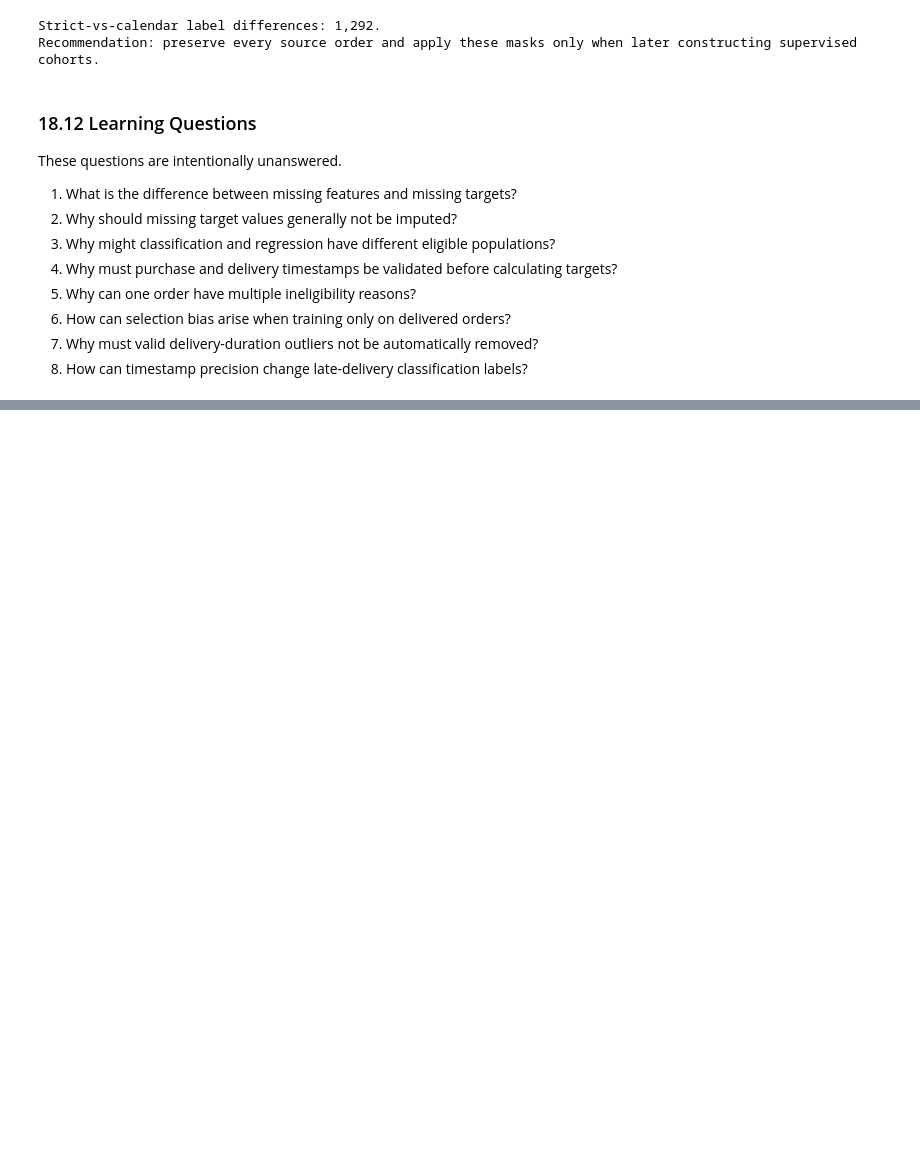
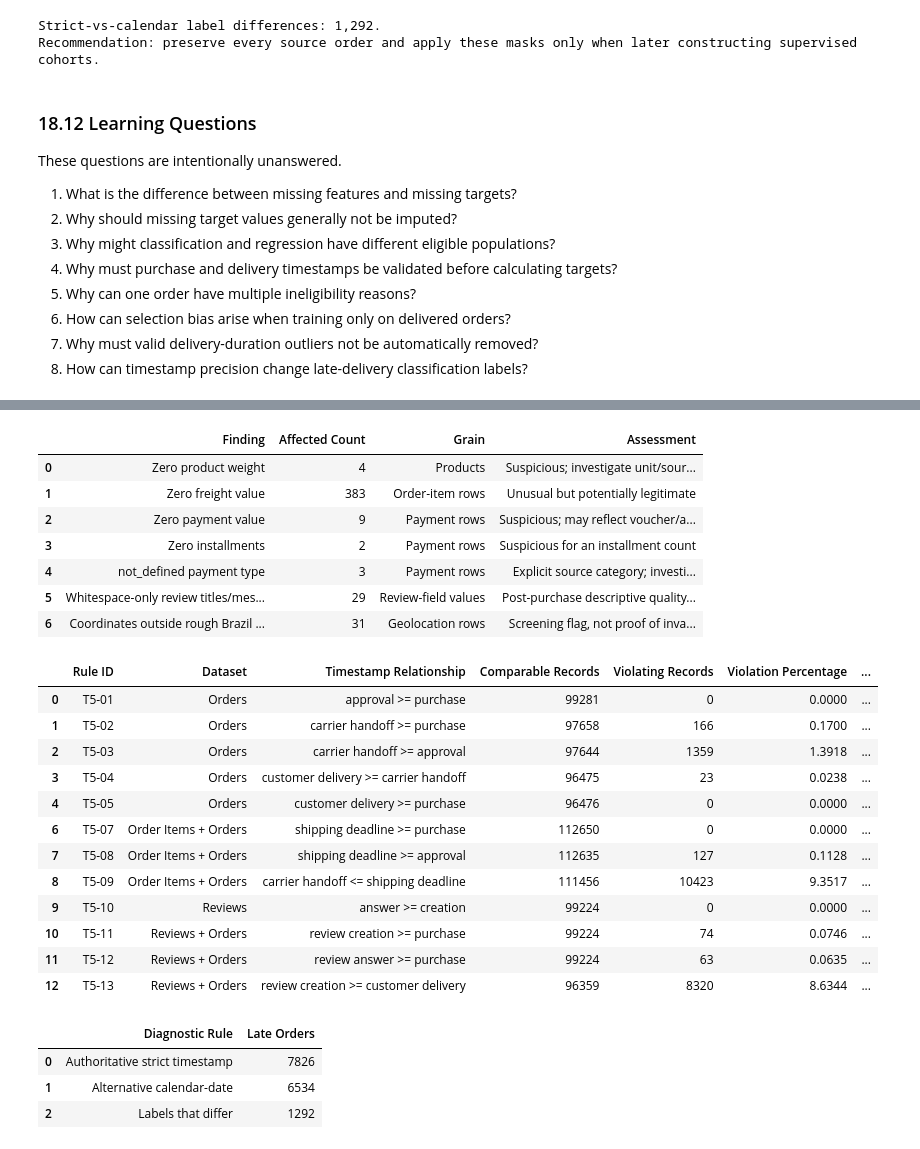
Before and after one commit to mmubashir95/ecommerce-delivery-intelligence, a Jupyter notebook: notebooks/02_data_quality.ipynb, the cells around one changed output, grey strips where cells are left out. Cells and saved outputs as stored; diff of their text form; code cells hidden in the pictures; blank space fills up the shorter version.

```diff
--- a/notebooks/02_data_quality.ipynb
+++ b/notebooks/02_data_quality.ipynb
@@ -5465,0 +5583,45 @@ These questions are intentionally unanswered.
+# %%
+date_rules_for_summary = ["T5-01", "T5-02", "T5-03", "T5-04", "T5-05", "T5-07", "T5-08", "T5-09", "T5-10", "T5-11", "T5-12", "T5-13"]
+date_consistency_summary = temporal_findings.loc[
+    temporal_findings["Rule ID"].isin(date_rules_for_summary),
+    ["Rule ID", "Dataset", "Timestamp Relationship", "Comparable Records", "Violating Records", "Violation Percentage", "Classification"],
+]
+
+invalid_value_summary = pd.DataFrame([
+    {"Finding": "Zero product weight", "Affected Count": int(products["product_weight_g"].eq(0).sum()), "Grain": "Products", "Assessment": "Suspicious; investigate unit/source semantics"},
+    {"Finding": "Zero freight value", "Affected Count": int(order_items["freight_value"].eq(0).sum()), "Grain": "Order-item rows", "Assessment": "Unusual but potentially legitimate"},
+    {"Finding": "Zero payment value", "Affected Count": int(payments["payment_value"].eq(0).sum()), "Grain": "Payment rows", "Assessment": "Suspicious; may reflect voucher/accounting behavior"},
+    {"Finding": "Zero installments", "Affected Count": int(payments["payment_installments"].eq(0).sum()), "Grain": "Payment rows", "Assessment": "Suspicious for an installment count"},
+    {"Finding": "not_defined payment type", "Affected Count": int(payments["payment_type"].eq("not_defined").sum()), "Grain": "Payment rows", "Assessment": "Explicit source category; investigate before encoding"},
+    {"Finding": "Whitespace-only review titles/messages", "Affected Count": int(review_hidden_missing["Whitespace Only"].sum()), "Grain": "Review-field values", "Assessment": "Post-purchase descriptive quality only"},
+    {"Finding": "Coordinates outside rough Brazil screen", "Affected Count": int(brazil_screen_failure.sum()), "Grain": "Geolocation rows", "Assessment": "Screening flag, not proof of invalidity"},
+])
+display(invalid_value_summary)
+display(date_consistency_summary.round({"Violation Percentage": 4}))
+display(label_semantics_diagnostic)
+# %% [output]
+|  | Finding | Affected Count | Grain | Assessment |
+| 0 | Zero product weight | 4 | Products | Suspicious; investigate unit/sour... |
+| 1 | Zero freight value | 383 | Order-item rows | Unusual but potentially legitimate |
+| 2 | Zero payment value | 9 | Payment rows | Suspicious; may reflect voucher/a... |
+| 3 | Zero installments | 2 | Payment rows | Suspicious for an installment count |
+| 4 | not_defined payment type | 3 | Payment rows | Explicit source category; investi... |
+| 5 | Whitespace-only review titles/mes... | 29 | Review-field values | Post-purchase descriptive quality... |
+| 6 | Coordinates outside rough Brazil ... | 31 | Geolocation rows | Screening flag, not proof of inva... |
+|  | Rule ID | Dataset | Timestamp Relationship | Comparable Records | Violating Records | Violation Percentage | ... |
+| 0 | T5-01 | Orders | approval >= purchase | 99281 | 0 | 0.0000 | ... |
+| 1 | T5-02 | Orders | carrier handoff >= purchase | 97658 | 166 | 0.1700 | ... |
+| 2 | T5-03 | Orders | carrier handoff >= approval | 97644 | 1359 | 1.3918 | ... |
+| 3 | T5-04 | Orders | customer delivery >= carrier handoff | 96475 | 23 | 0.0238 | ... |
+| 4 | T5-05 | Orders | customer delivery >= purchase | 96476 | 0 | 0.0000 | ... |
+| 6 | T5-07 | Order Items + Orders | shipping deadline >= purchase | 112650 | 0 | 0.0000 | ... |
+| 7 | T5-08 | Order Items + Orders | shipping deadline >= approval | 112635 | 127 | 0.1128 | ... |
+| 8 | T5-09 | Order Items + Orders | carrier handoff <= shipping deadline | 111456 | 10423 | 9.3517 | ... |
+| 9 | T5-10 | Reviews | answer >= creation | 99224 | 0 | 0.0000 | ... |
+| 10 | T5-11 | Reviews + Orders | review creation >= purchase | 99224 | 74 | 0.0746 | ... |
+| 11 | T5-12 | Reviews + Orders | review answer >= purchase | 99224 | 63 | 0.0635 | ... |
+| 12 | T5-13 | Reviews + Orders | review creation >= customer delivery | 96359 | 8320 | 8.6344 | ... |
+|  | Diagnostic Rule | Late Orders |
+| 0 | Authoritative strict timestamp | 7826 |
+| 1 | Alternative calendar-date | 6534 |
+| 2 | Labels that differ | 1292 |
```
Also changed, not shown: parts of 22 cells of this notebook.
